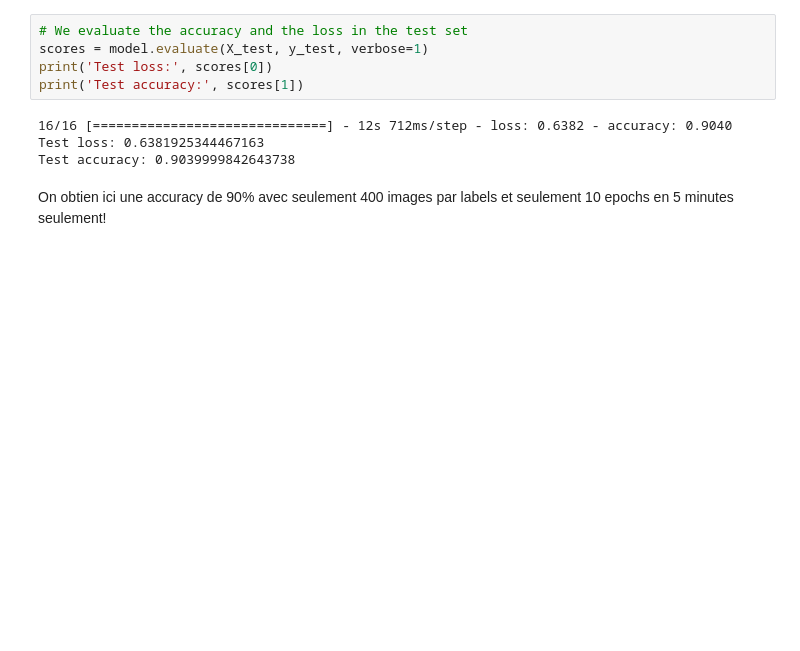
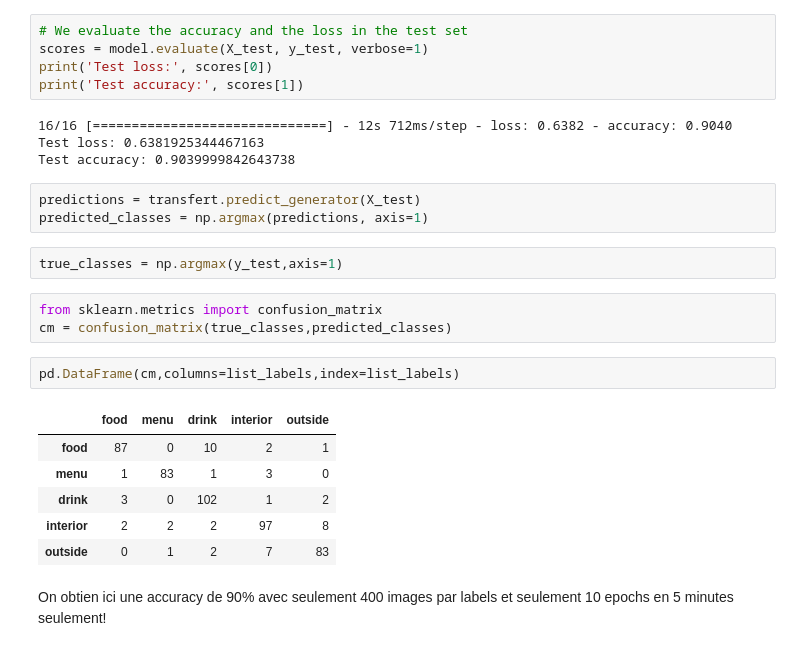
Before and after one commit to Seb-IX/Projet_6, a Jupyter notebook: Solution/script/P06_computer_vision.ipynb, the cells around one changed output. Drawn from its saved outputs; the diff is of its cells as text; blank space fills up the shorter version.

```diff
--- a/Solution/script/P06_computer_vision.ipynb
+++ b/Solution/script/P06_computer_vision.ipynb
@@ -1128,6 +1113,23 @@ print('Test accuracy:', scores[1])
 16/16 [==============================] - 12s 712ms/step - loss: 0.6382 - accuracy: 0.9040
 Test loss: 0.6381925344467163
 Test accuracy: 0.9039999842643738
+# %%
+predictions = transfert.predict_generator(X_test)
+predicted_classes = np.argmax(predictions, axis=1)
+# %%
+true_classes = np.argmax(y_test,axis=1)
+# %%
+from sklearn.metrics import confusion_matrix
+cm = confusion_matrix(true_classes,predicted_classes)
+# %%
+pd.DataFrame(cm,columns=list_labels,index=list_labels)
+# %% [output]
+|  | food | menu | drink | interior | outside |
+| food | 87 | 0 | 10 | 2 | 1 |
+| menu | 1 | 83 | 1 | 3 | 0 |
+| drink | 3 | 0 | 102 | 1 | 2 |
+| interior | 2 | 2 | 2 | 97 | 8 |
+| outside | 0 | 1 | 2 | 7 | 83 |
 # %% [markdown]
 On obtien ici une accuracy de 90% avec seulement 400 images par labels et seulement 10 epochs en 5 minutes seulement!
 # %%
```
Also changed, not shown: parts of 9 cells of this notebook, 28 other files.
